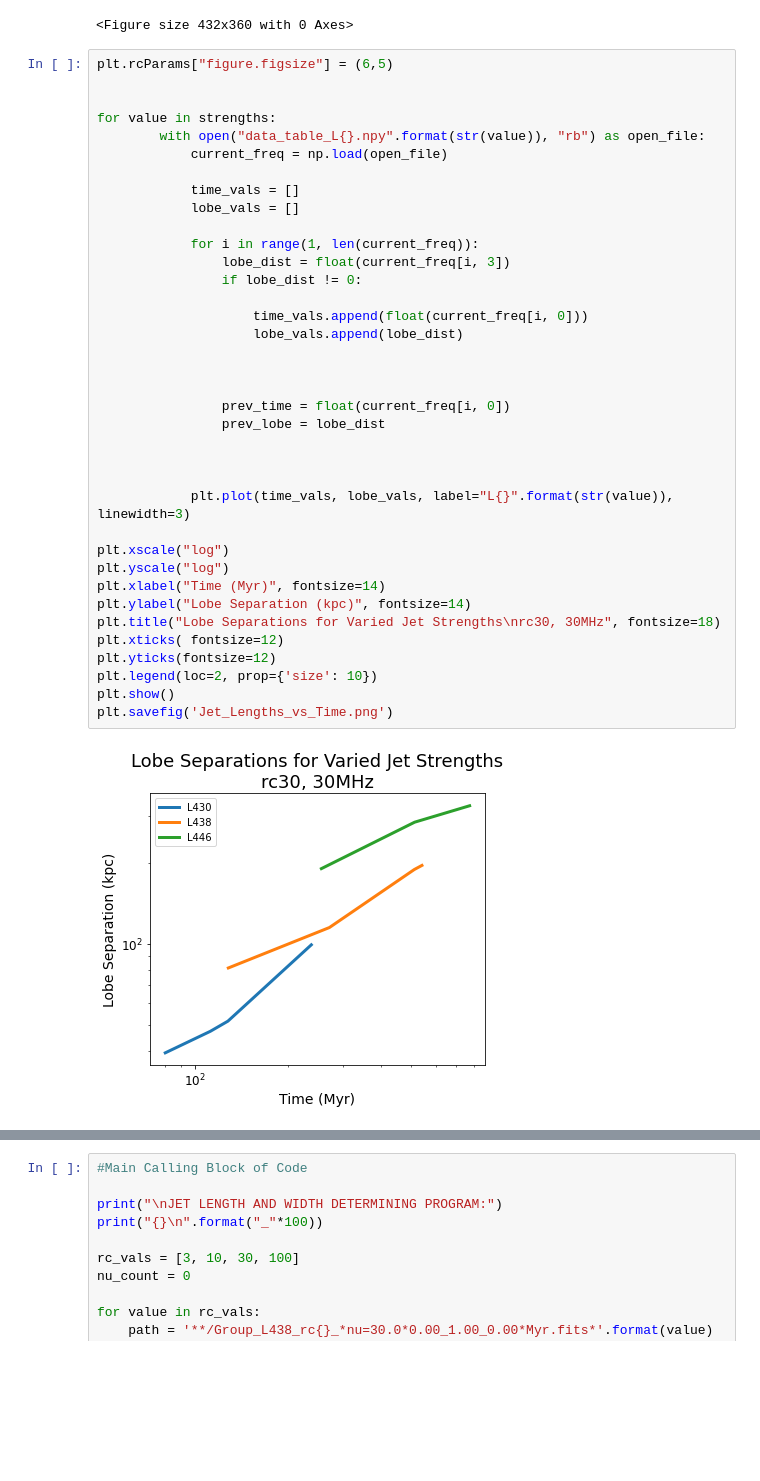
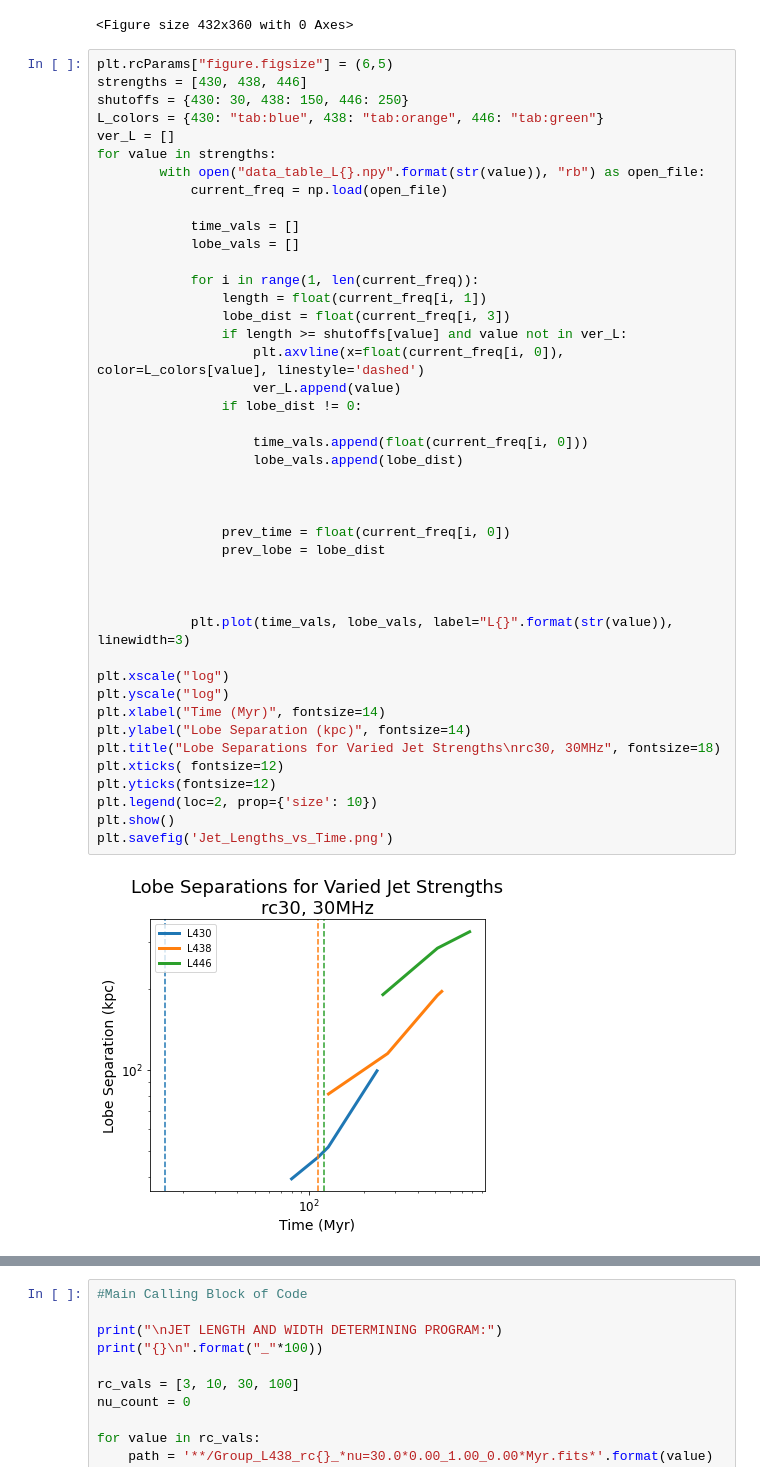
Before and after one commit to SolSamuels/Samuels_JetSimulationWork, a Jupyter notebook: LenWid_StrenRc-Copy1.ipynb, the cells around one changed output, grey strips where cells are left out. Cells and saved outputs as stored; diff of their text form; blank space fills up the shorter version.

```diff
--- a/LenWid_StrenRc-Copy1.ipynb
+++ b/LenWid_StrenRc-Copy1.ipynb
@@ -423,8 +423,10 @@ plt.savefig('Jet_Widths_vs_Time.png')
 <Figure size 432x360 with 0 Axes>
 # %%
 plt.rcParams["figure.figsize"] = (6,5)
-
-
+strengths = [430, 438, 446]
+shutoffs = {430: 30, 438: 150, 446: 250}
+L_colors = {430: "tab:blue", 438: "tab:orange", 446: "tab:green"}
+ver_L = []
 for value in strengths:
         with open("data_table_L{}.npy".format(str(value)), "rb") as open_file:
             current_freq = np.load(open_file)
@@ -432,34 +434,38 @@ for value in strengths:
             time_vals = []
             lobe_vals = []
 
             for i in range(1, len(current_freq)):
+                length = float(current_freq[i, 1])
                 lobe_dist = float(current_freq[i, 3])
+                if length >= shutoffs[value] and value not in ver_L:
+                    plt.axvline(x=float(current_freq[i, 0]), color=L_colors[value], linestyle='dashed')
+                    ver_L.append(value)
                 if lobe_dist != 0:
 
                     time_vals.append(float(current_freq[i, 0]))
                     lobe_vals.append(lobe_dist)
 
 
 
                 prev_time = float(current_freq[i, 0])
                 prev_lobe = lobe_dist
 
 
 
             plt.plot(time_vals, lobe_vals, label="L{}".format(str(value)), linewidth=3)
 
 plt.xscale("log")
 plt.yscale("log")
 plt.xlabel("Time (Myr)", fontsize=14)
 plt.ylabel("Lobe Separation (kpc)", fontsize=14)
 plt.title("Lobe Separations for Varied Jet Strengths\nrc30, 30MHz", fontsize=18)
 plt.xticks( fontsize=12)
 plt.yticks(fontsize=12)
 plt.legend(loc=2, prop={'size': 10})
 plt.show()
 plt.savefig('Jet_Lengths_vs_Time.png')
 # %% [output]
-[figure, old version]
+[figure, new version]
 <Figure size 432x360 with 0 Axes>
 # %%
 #Main Calling Block of Code
```
Also changed, not shown: 1 other file.
